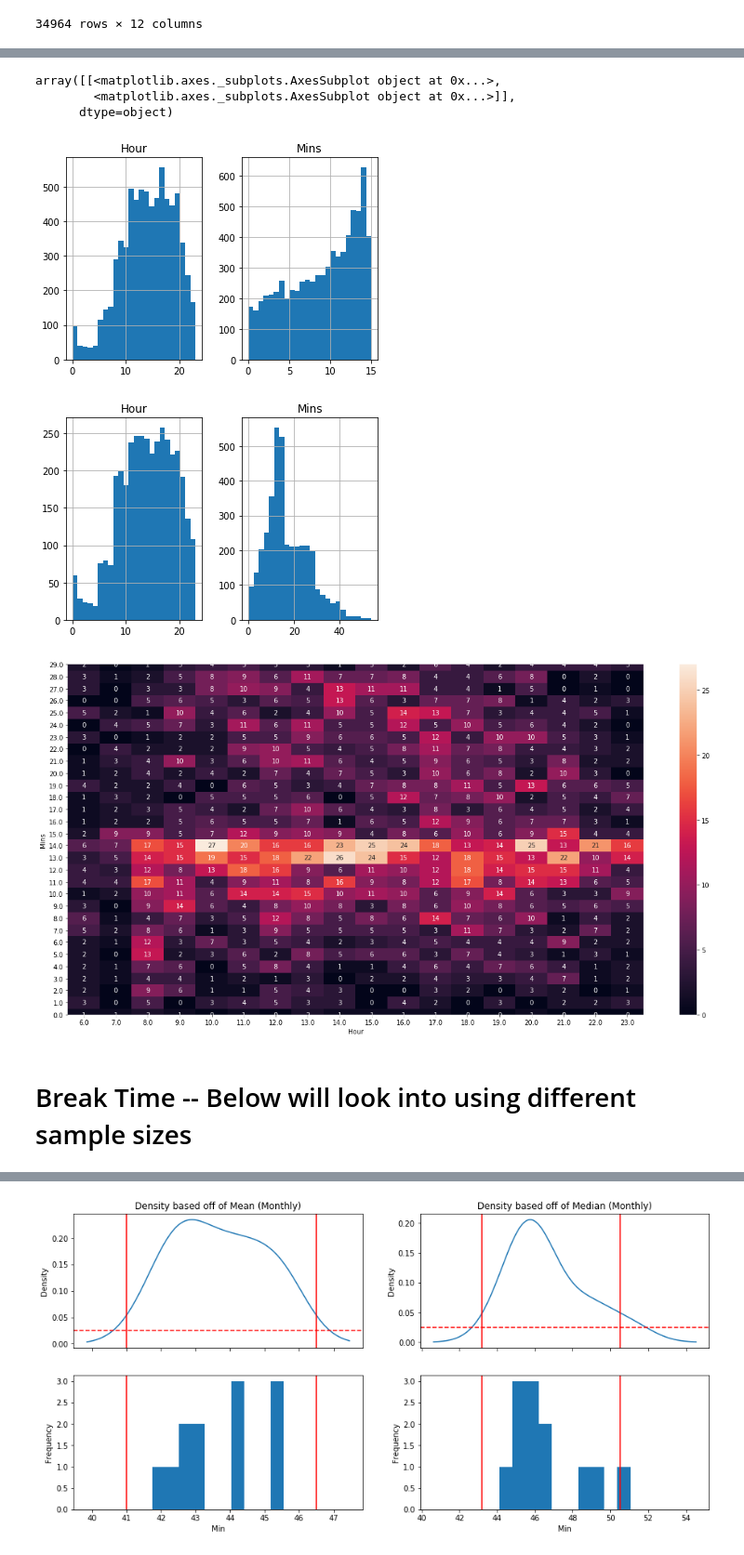
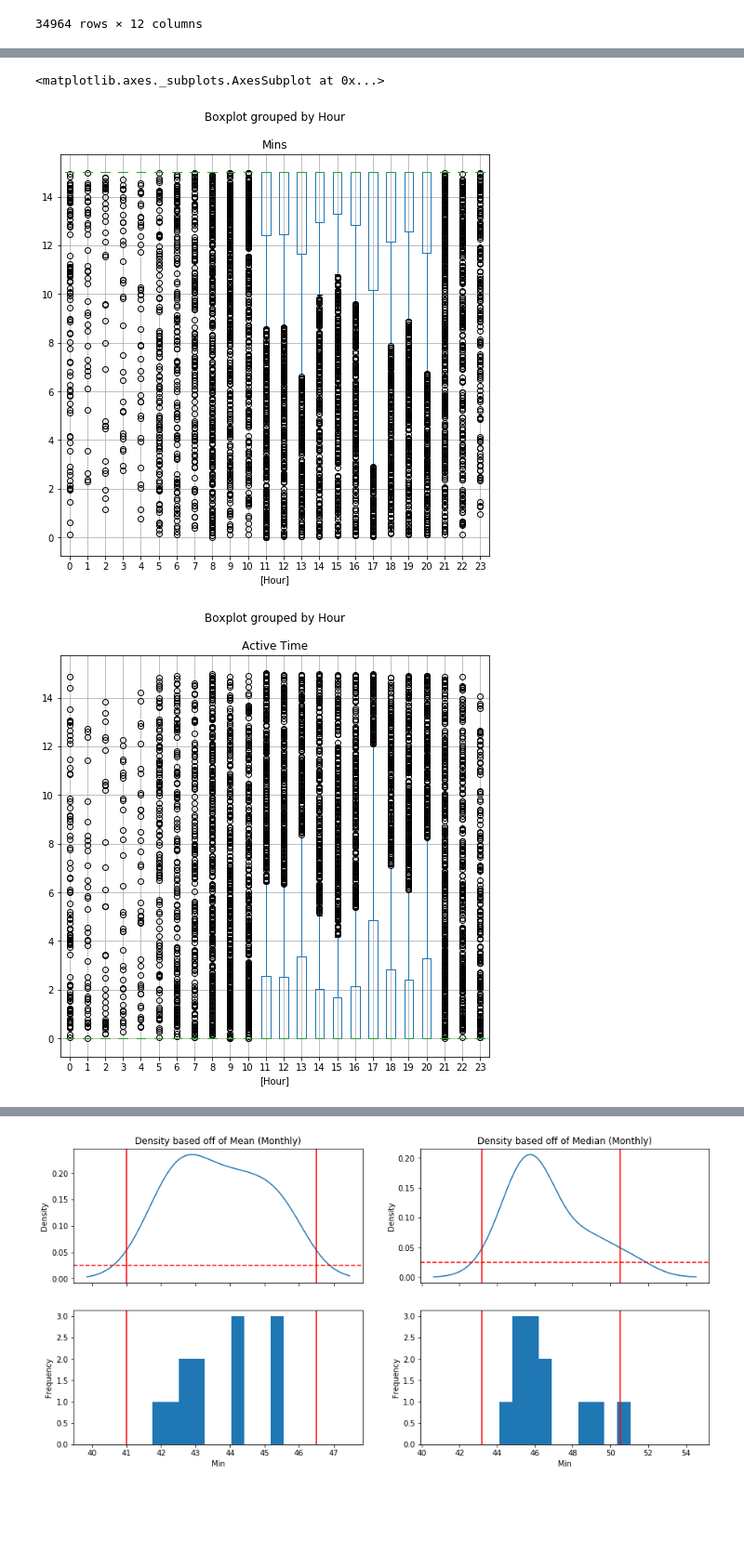
Before and after one commit to cjlongoria/GoogleFit_DataAnalysis, a Jupyter notebook: All_Data_OverView.ipynb, the cells around one changed output, grey strips where cells are left out. Shown at 93% size. Drawn from its saved outputs; the diff is of its cells as text; code cells hidden in the pictures; blank space fills up the shorter version.

```diff
--- a/All_Data_OverView.ipynb
+++ b/All_Data_OverView.ipynb
@@ -150,38 +43,9 @@ df_trimmed[df_trimmed['Mins'] > 12]['Hour'].hist(bins=24)
-# %%
-#### Try to make a heatmap
-#### What is going on here!?!
-
-import seaborn as sns
-
-df_heatmap = df_trimmed[['Mins', 'Hour']]
-#df_heatmap['Mins'] = round(df_heatmap['Mins'],2)
-df_heatmap = df_heatmap.resample('H').agg({'Mins': 'sum', 'Hour': 'mean'})
-#df_heatmap = df_heatmap.resample('H').sum()
-df_heatmap = df_heatmap.dropna()
-df_trimmed[['Mins', 'Hour']].hist(bins=24)
-df_heatmap.hist(bins=24)
-#df_heatmap.describe()
-#df_trimmed.head(50)
-# %% [output]
-array([[<matplotlib.axes._subplots.AxesSubplot object at 0x...>,
-        <matplotlib.axes._subplots.AxesSubplot object at 0x...>]],
-      dtype=object)
-[figure, removed]
-[figure, removed]
-# %%
-import seaborn as sns
-#df_heatmap['Mins'] = round(df_heatmap['Mins'])
-#df_heatmap = pd.crosstab(df_heatmap['Mins'], df_heatmap['Hour'])
-#df_heatmap = df_heatmap[df_heatmap.index<30]
-#df_heatmap.drop(columns=[0, 1, 2, 3 ,4, 5], inplace = True)
-plt.subplots(figsize=(20,10))
-ax = sns.heatmap(df_heatmap, annot=True)
-ax.invert_yaxis()
-
-#df_heatmap.describe()
-
-#This does not agree with analysis above!!!
-# %% [output]
-[figure, removed]
-# %% [markdown]
-# Break Time -- Below will look into using different sample sizes
+# %%
+df['Mins'] = df['Inactive duration (ms)'].apply(lambda x: x/(1000*60))
+df['Active Time'] = df['Mins'].apply(lambda x: 15-x)
+df[['Mins', 'Hour']].boxplot(by='Hour', figsize=(8,8))
+df[['Active Time', 'Hour']].boxplot(by='Hour', figsize=(8,8))
+# %% [output]
+<matplotlib.axes._subplots.AxesSubplot at 0x...>
+[figure, added]
+[figure, added]
```
Also changed, not shown: parts of 54 cells of this notebook.
